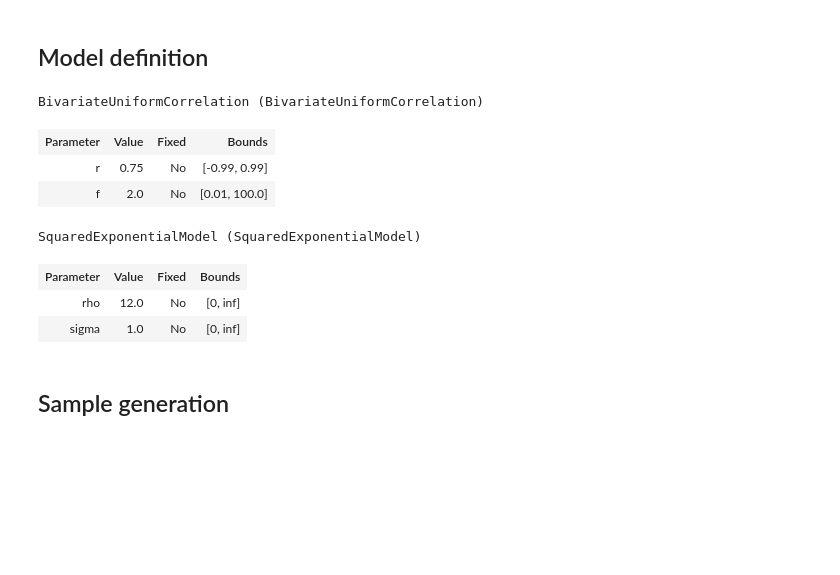
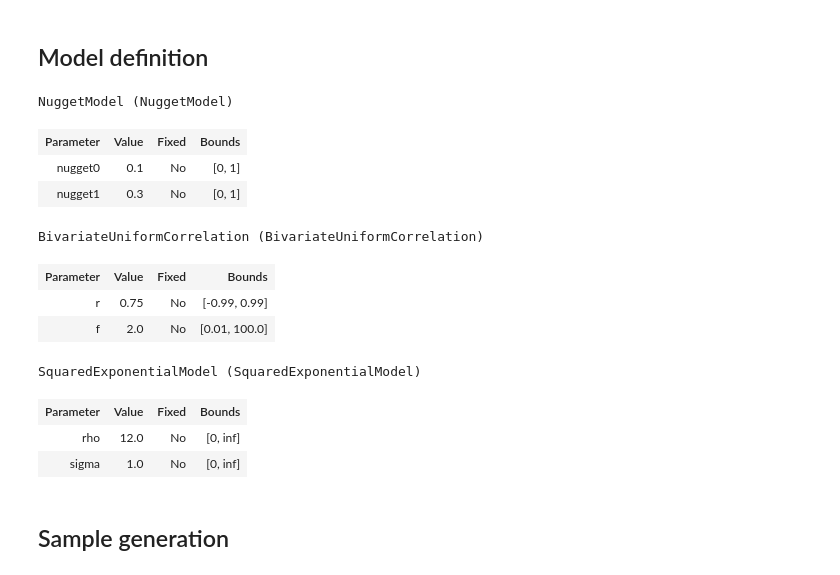
Before and after one commit to arthurBarthe/debiased-spatial-whittle, a Jupyter notebook: docs/notebooks/multivariate_two_grids.ipynb, the cells around one changed output. Cells and saved outputs as stored; diff of their text form; code cells hidden in the pictures; blank space fills up the shorter version.

```diff
--- a/docs/notebooks/multivariate_two_grids.ipynb
+++ b/docs/notebooks/multivariate_two_grids.ipynb
@@ -31,21 +31,27 @@ g.freeze()
 # %%
 m = SquaredExponentialModel()
 m.rho = 12
 m.sigma = 1
 m.nugget = 0.01
 bvm = BivariateUniformCorrelation(m)
 bvm.r = 0.75
 bvm.f = 2.0
-bvm
+
+model = NuggetModel(bvm, nugget0=0.1, nugget1=0.3)
+model
 # %% [output]
-BivariateUniformCorrelation (BivariateUniformCorrelation)
+NuggetModel (NuggetModel)
 | Parameter | Value | Fixed | Bounds |
-| r | 0.75 | No | [-0.99, 0.99] |
-| f | 2.0 | No | [0.01, 100.0] |
+| nugget0 | 0.1 | No | [0, 1] |
+| nugget1 | 0.3 | No | [0, 1] |
-SquaredExponentialModel (SquaredExponentialModel)
+BivariateUniformCorrelation (BivariateUniformCorrelation)
 | Parameter | Value | Fixed | Bounds |
-| rho | 12.0 | No | [0, inf] |
-| sigma | 1.0 | No | [0, inf] |
+| r | 0.75 | No | [-0.99, 0.99] |
+| f | 2.0 | No | [0.01, 100.0] |
+SquaredExponentialModel (SquaredExponentialModel)
+| Parameter | Value | Fixed | Bounds |
+| rho | 12.0 | No | [0, inf] |
+| sigma | 1.0 | No | [0, inf] |
 # %% [markdown]
 ## Sample generation
 # %%
```
Also changed, not shown: parts of 6 cells of this notebook, 7 other files.
